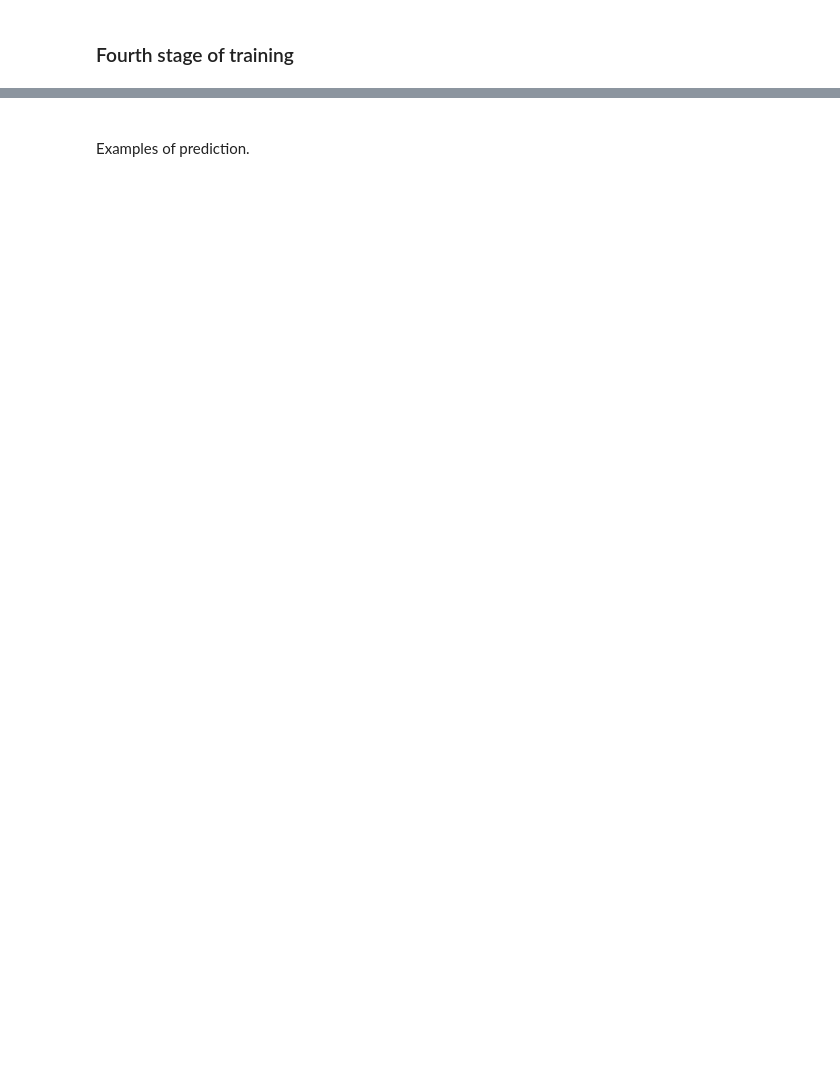
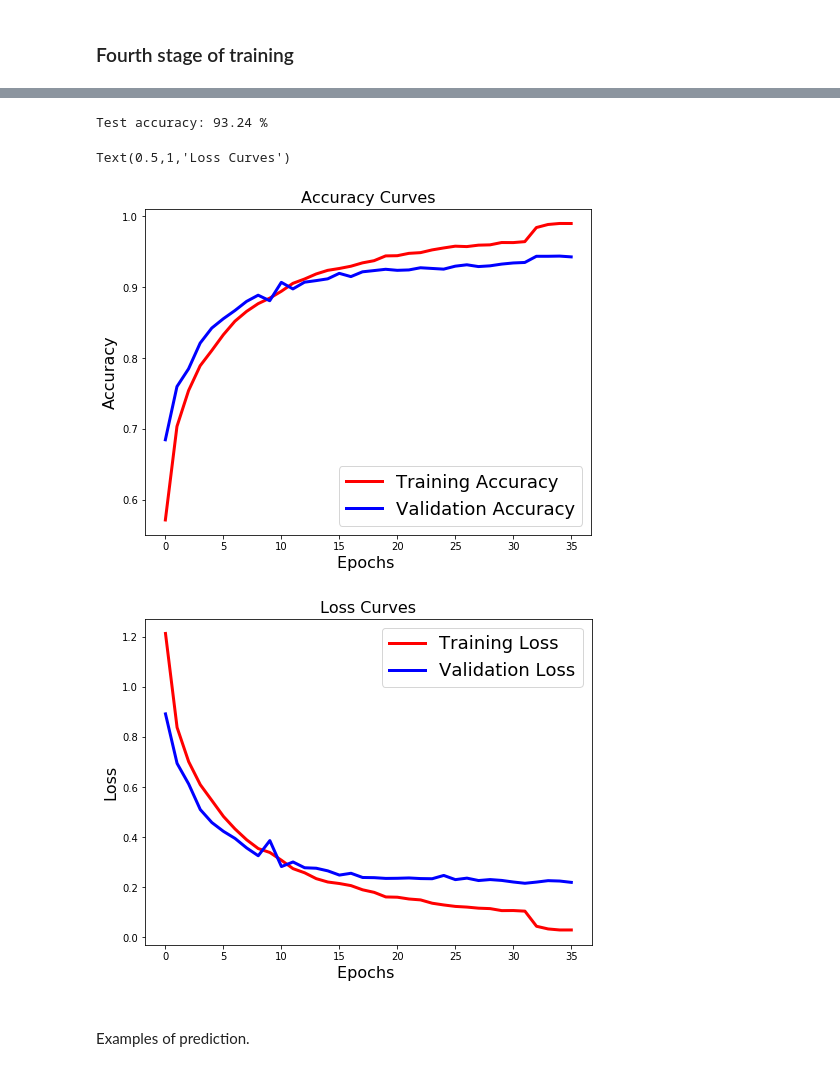
Before and after one commit to lucaArrotta/Age-Estimation-based-on-Human-Voice, a Jupyter notebook: Age Estimation based on Human Voice.ipynb, the cells around one changed output, grey strips where cells are left out. Cells and saved outputs as stored; diff of their text form; code cells hidden in the pictures; blank space fills up the shorter version.

```diff
--- a/Age Estimation based on Human Voice.ipynb
+++ b/Age Estimation based on Human Voice.ipynb
@@ -565,0 +603,9 @@ plt.title('Loss Curves',fontsize=16)
+# %%
+epochs = 50
+batch_size = 2048
+history5 = model.fit(x_train,
+                    y_train,
+                    epochs=epochs,
+                    batch_size=batch_size,
+                    callbacks=[checkpointer, early_stopping],
+                    validation_data=(x_val, y_val))
@@ -566,3 +631,38 @@ plt.title('Loss Curves',fontsize=16)
+# %%
+model.load_weights('best_model.hdf5')
+test_loss, test_acc = model.evaluate(x_test, y_test, verbose=0)
+print("Test accuracy: {0:.2f} %".format(test_acc*100))
+# %% [output]
+Test accuracy: 93.24 %
+# %%
+last_good_epoch5 = early_stopping.stopped_epoch - early_stopping.patience + 1
+
+acc_to_plot += history5.history['acc'][:last_good_epoch5]
+val_acc_to_plot += history5.history['val_acc'][:last_good_epoch5]
+
+plt.figure(figsize=[8,6])
+plt.plot(acc_to_plot,'r',linewidth=3.0)
+plt.plot(val_acc_to_plot,'b',linewidth=3.0)
+plt.legend(['Training Accuracy', 'Validation Accuracy'],fontsize=18)
+plt.xlabel('Epochs ',fontsize=16)
+plt.ylabel('Accuracy',fontsize=16)
+plt.title('Accuracy Curves',fontsize=16)
+
+
+loss_to_plot += history5.history['loss'][:last_good_epoch5]
+val_loss_to_plot += history5.history['val_loss'][:last_good_epoch5]
+
+plt.figure(figsize=[8,6])
+plt.plot(loss_to_plot,'r',linewidth=3.0)
+plt.plot(val_loss_to_plot,'b',linewidth=3.0)
+plt.legend(['Training Loss', 'Validation Loss'],fontsize=18)
+plt.xlabel('Epochs ',fontsize=16)
+plt.ylabel('Loss',fontsize=16)
+plt.title('Loss Curves',fontsize=16)
+# %% [output]
+Text(0.5,1,'Loss Curves')
+[figure, added]
+[figure, added]
 # %% [markdown]
 <br>
 Examples of prediction.
```
Also changed, not shown: parts of 19 cells of this notebook, 3 other files.
